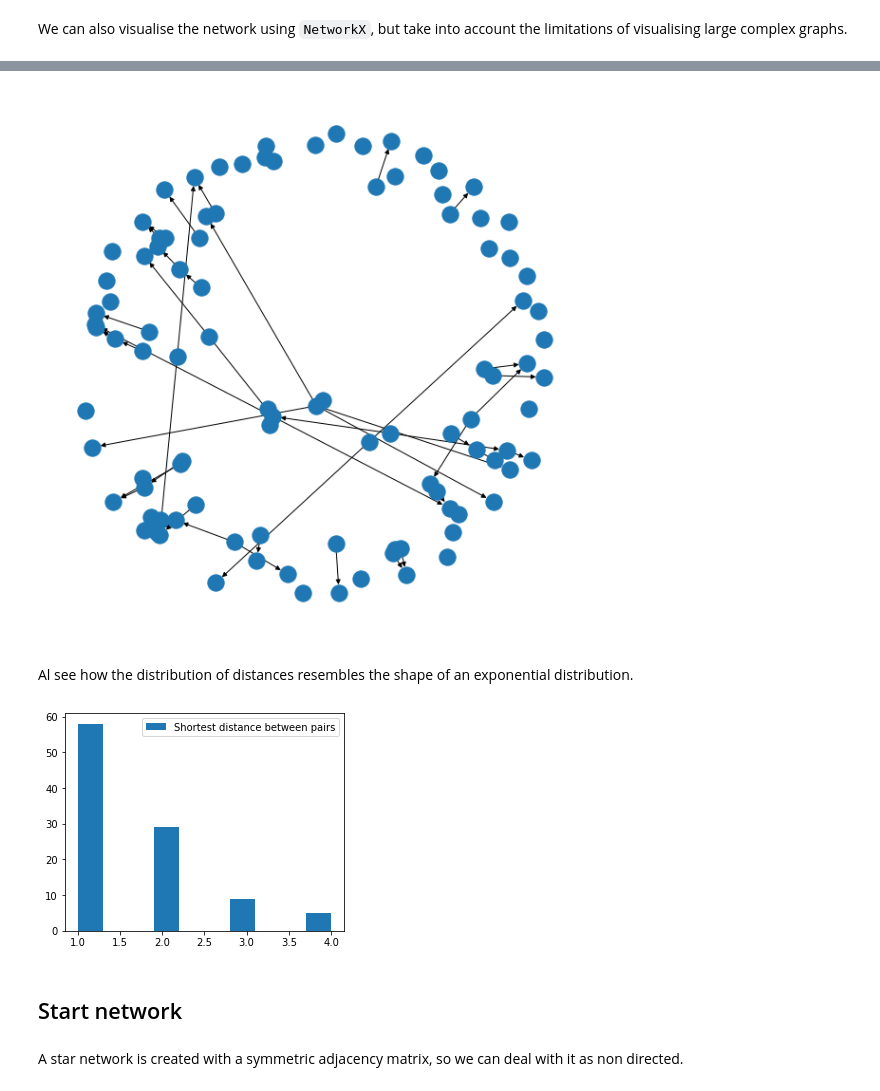
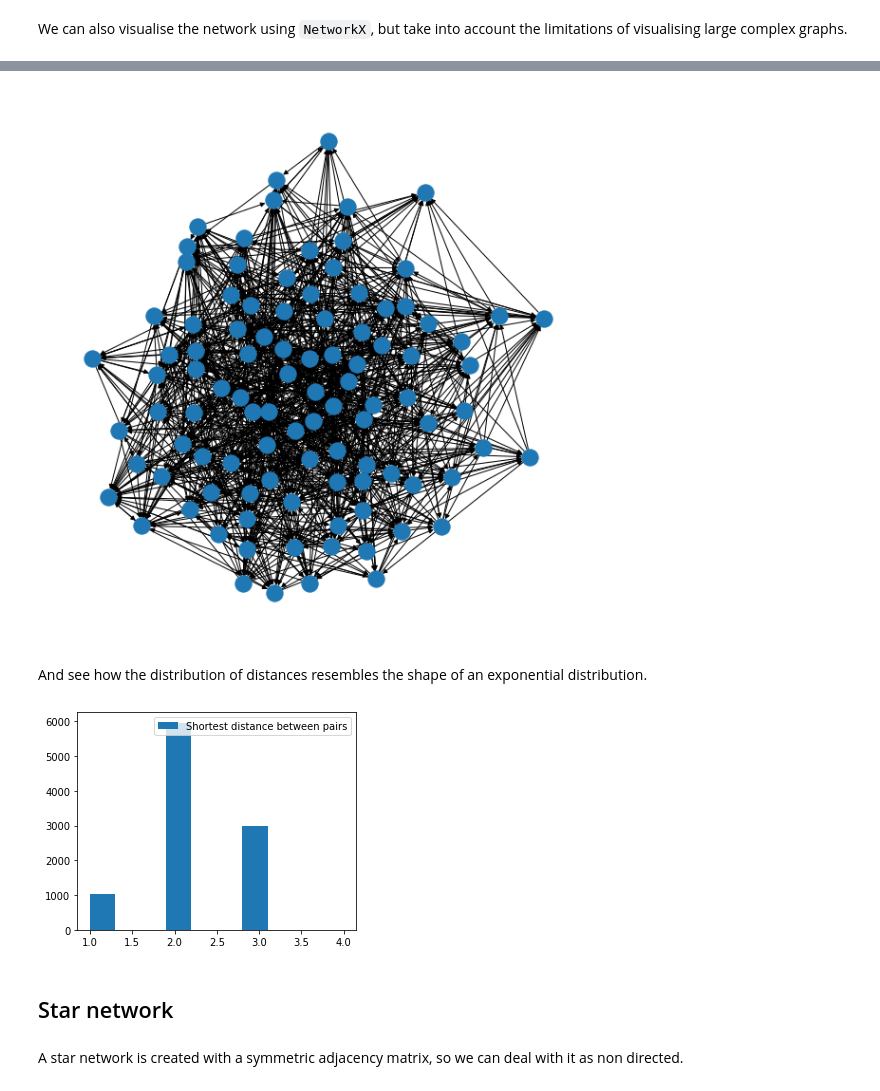
Before and after one commit to jadianes/pycomplexnet, a Jupyter notebook: notebooks/generators.ipynb, the cells around one changed output, grey strips where cells are left out. Drawn from its saved outputs; the diff is of its cells as text; code cells hidden in the pictures.

Commit message:
true random network ala Erdos-Remi

```diff
--- a/notebooks/generators.ipynb
+++ b/notebooks/generators.ipynb
@@ -12,7 +12,7 @@ import networkx as nx
 A random graph can be created as follows.
 # %%
 RANDOM_NET_N_NODES = 100
-net = generators.random_network(RANDOM_NET_N_NODES,0.01)
+net = generators.random_network(RANDOM_NET_N_NODES,0.1)
 # %%
 plt.rcParams['figure.figsize'] = (5,4)
 plt.hist(net.get_in_degrees().tolist()[0], label='In degrees')
@@ -30,14 +40,14 @@ We can also visualise the network using `NetworkX`, but take into account the li
 # %%
 plt.rcParams['figure.figsize'] = (8,8)
-G = nx.from_numpy_matrix(net.adjacency_matrix.toarray(), create_using=nx.DiGraph)
+G = nx.from_scipy_sparse_matrix(net.adjacency_matrix, create_using=nx.DiGraph)
 
 # Plot it
 nx.draw(G, with_labels=False)
 plt.show()
 # %% [output]
-[figure, old version]
+[figure, new version]
 # %% [markdown]
-Al see how the distribution of distances resembles the shape of an exponential distribution.
+And see how the distribution of distances resembles the shape of an exponential distribution.
 # %%
 plt.rcParams['figure.figsize'] = (5,4)
 min_distances = [
@@ -47,9 +57,9 @@ min_distances = [
 plt.hist([d for d in min_distances if d is not np.Inf], label='Shortest distance between pairs')
 plt.legend();
 # %% [output]
-[figure, old version]
+[figure, new version]
 # %% [markdown]
-## Start network
+## Star network
 # %% [markdown]
 A star network is created with a symmetric adjacency matrix, so we can deal with it as non directed.
 # %%
```
Also changed, not shown: parts of 5 cells of this notebook, 2 other files.
